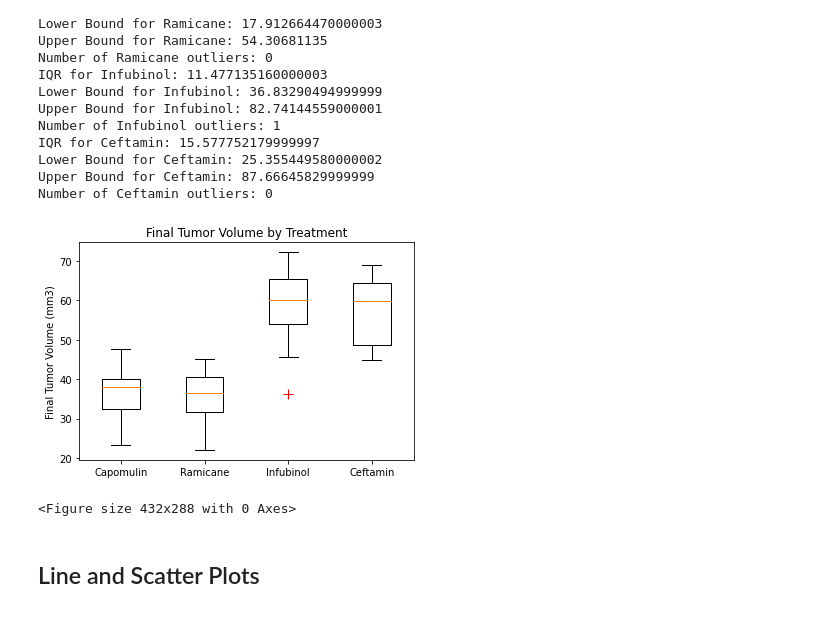
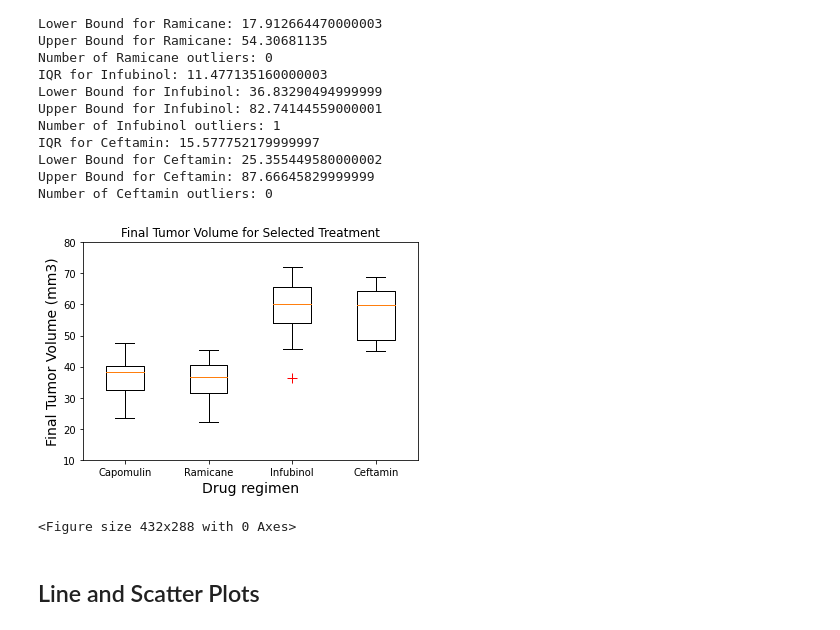
Before and after one commit to Terycharlie/Matplotlib-Challenge, a Jupyter notebook: Pymaceuticals/pymaceuticals_starter.ipynb, the cells around one changed output. Saved outputs shown, nothing was run; the diff lists cells and outputs as text; code cells hidden in the pictures.

```diff
--- a/Pymaceuticals/pymaceuticals_starter.ipynb
+++ b/Pymaceuticals/pymaceuticals_starter.ipynb
@@ -335,22 +335,25 @@ Number of Ceftamin outliers: 0
 # %%
 # Generate a box plot of the final tumor volume of each mouse across four regimens of interest
 # Edit outliers on boxplot for visibility
 flierprops = dict(marker='+', markerfacecolor='g', markersize=10, markeredgecolor='red')
 
 # Plot boxplot
 plt.boxplot(treatment_values, flierprops=flierprops)
 
 # Add title and labels to boxplot
-plt.title('Final Tumor Volume by Treatment')
-plt.ylabel('Final Tumor Volume (mm3)')
+
+plt.title('Final Tumor Volume for Selected Treatment')
+plt.ylabel("Final Tumor Volume (mm3)", fontsize = 14)
+plt.xlabel("Drug regimen",fontsize = 14)
 plt.xticks([1, 2, 3, 4], ['Capomulin', 'Ramicane', 'Infubinol', 'Ceftamin'])
+plt.ylim(10, 80)
 
 plt.show()
 
 #save as a png image
 plt.savefig("../Images/Final_Tumor_Volume_by_Treatment.png", bbox_inches = "tight")
 # %% [output]
-[figure, old version]
+[figure, new version]
 <Figure size 432x288 with 0 Axes>
 # %% [markdown]
 ## Line and Scatter Plots
```
